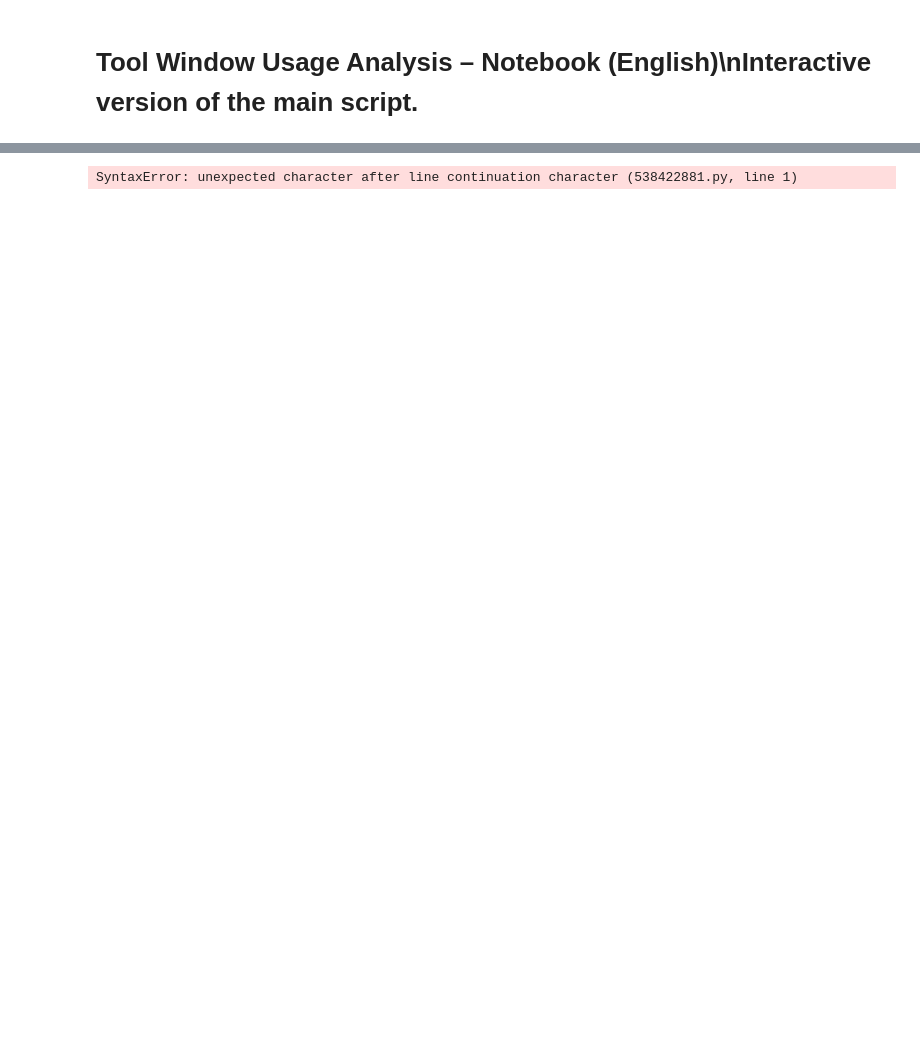
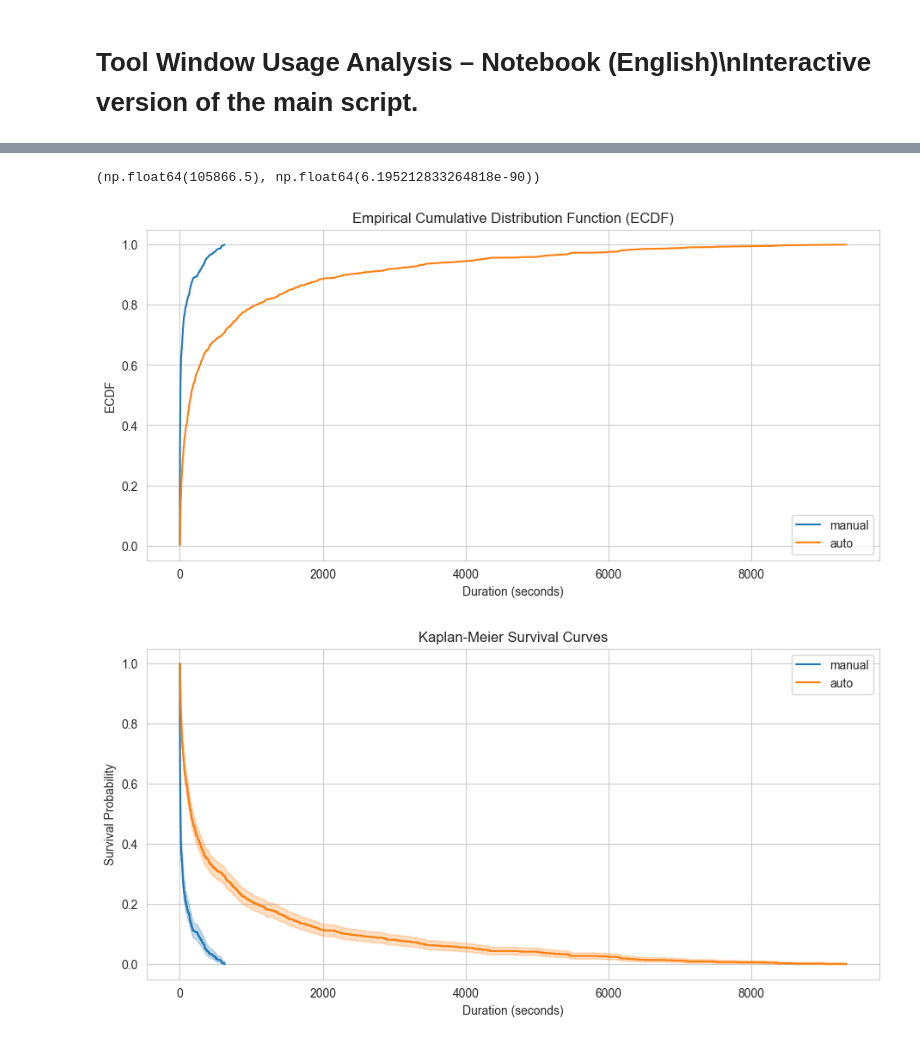
Before and after one commit to Noro2001/Toolwindow_analysis, a Jupyter notebook: notebooks/toolwindow_analysis.ipynb, the cells around one changed output, grey strips where cells are left out. Saved outputs shown, nothing was run; the diff lists cells and outputs as text; code cells hidden in the pictures; blank space fills up the shorter version.

```diff
--- a/notebooks/toolwindow_analysis.ipynb
+++ b/notebooks/toolwindow_analysis.ipynb
@@ -1,4 +1,14 @@
 # %% [markdown]
 # Tool Window Usage Analysis – Notebook (English)\nInteractive version of the main script.
 # %%
-import pandas as pd, numpy as np, matplotlib.pyplot as plt, seaborn as sns\nfrom scipy import stats\nfrom lifelines import KaplanMeierFitter\nfrom lifelines.statistics import logrank_test\nsns.set_style('whitegrid'); plt.rcParams['figure.figsize']=(11,5)\nprint('✅ Libraries ready')
+import pandas as pd
+import numpy as np
+import matplotlib.pyplot as plt
+import seaborn as sns
+from scipy import stats
+from lifelines import KaplanMeierFitter
+from lifelines.statistics import logrank_test
+
+sns.set_style('whitegrid')
+plt.rcParams['figure.figsize'] = (11, 5)
+print('✅ Libraries ready')
@@ -11,6 +148,49 @@ def iqr_clean(g, min_ms=100, k=3.0):\n    g=g[g['duration_ms']>=min_ms]\n    Q1=
 # %%
-manual=clean.loc[clean['open_type']=='manual','duration_seconds']\nauto=clean.loc[clean['open_type']=='auto','duration_seconds']\nU,p=stats.mannwhitneyu(manual,auto,alternative='two-sided')\nU,p
+# Extract durations by open type
+manual = clean.loc[clean['open_type'] == 'manual', 'duration_seconds']
+auto = clean.loc[clean['open_type'] == 'auto', 'duration_seconds']
+
+# Perform Mann-Whitney U test
+U, p = stats.mannwhitneyu(manual, auto, alternative='two-sided')
+
+# Display results
+U, p
+# %% [output]
+(np.float64(105866.5), np.float64(6.195212833264818e-90))
 # %%
-plt.figure();\nfor lab in ['manual','auto']:\n    s=np.sort(clean.loc[clean['open_type']==lab,'duration_seconds'])\n    if s.size:\n        y=np.arange(1,s.size+1)/s.size\n        plt.plot(s,y,label=lab)\nplt.legend(); plt.xlabel('seconds'); plt.ylabel('ECDF'); plt.title('ECDF'); plt.show()\n\nkm=KaplanMeierFitter(); plt.figure()\nfor lab in ['manual','auto']:\n    g=clean[clean['open_type']==lab]\n    if not g.empty:\n        km.fit(g['duration_seconds'], event_observed=(~g['censored']).astype(int), label=lab)\n        km.plot()\nplt.title('KM curves')\nplt.xlabel('seconds'); plt.ylabel('survival'); plt.show()
+import numpy as np
+import matplotlib.pyplot as plt
+from lifelines import KaplanMeierFitter
+
+# ===== ECDF Plot =====
+plt.figure()
+for lab in ['manual', 'auto']:
+    s = np.sort(clean.loc[clean['open_type'] == lab, 'duration_seconds'])
+    if s.size:
+        y = np.arange(1, s.size + 1) / s.size
+        plt.plot(s, y, label=lab)
+
+plt.legend()
+plt.xlabel('Duration (seconds)')
+plt.ylabel('ECDF')
+plt.title('Empirical Cumulative Distribution Function (ECDF)')
+plt.show()
+
+# ===== Kaplan-Meier Survival Plot =====
+km = KaplanMeierFitter()
+plt.figure()
+
+for lab in ['manual', 'auto']:
+    g = clean[clean['open_type'] == lab]
+    if not g.empty:
+        km.fit(g['duration_seconds'], event_observed=(~g['censored']).astype(int), label=lab)
+        km.plot()
+
+plt.title('Kaplan-Meier Survival Curves')
+plt.xlabel('Duration (seconds)')
+plt.ylabel('Survival Probability')
+plt.legend()
+plt.show()
 # %% [output]
-SyntaxError: unexpected character after line continuation character (538422881.py, line 1)
+[figure, added]
+[figure, added]
```
Also changed, not shown: parts of 4 cells of this notebook.
